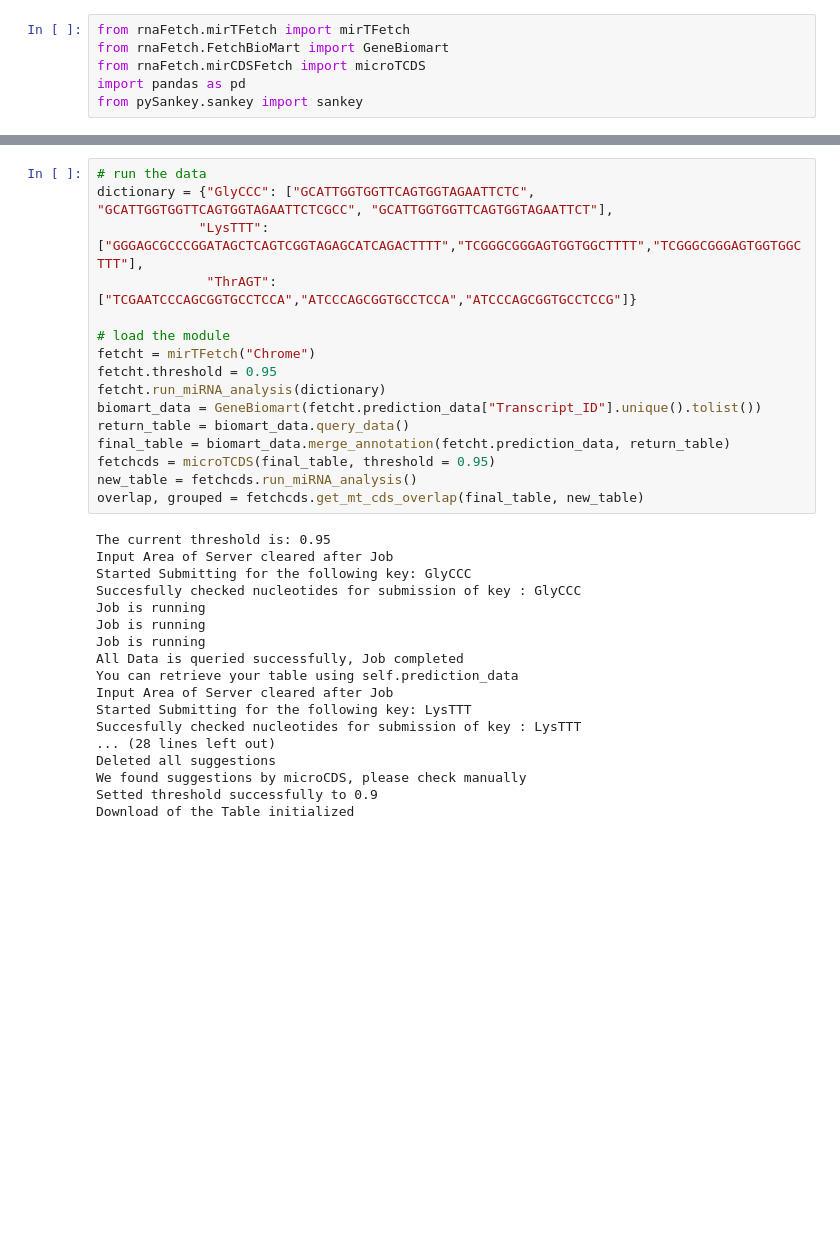
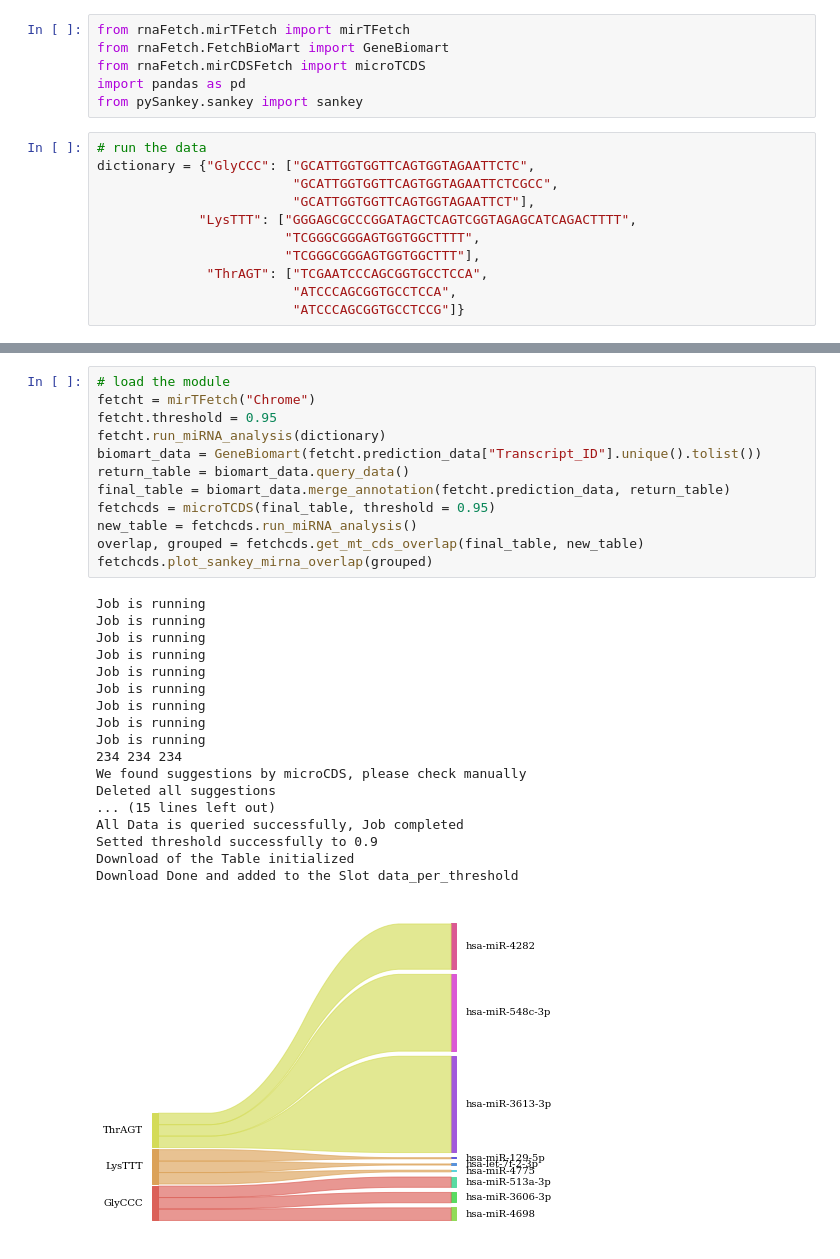
Before and after one commit to mouzkolit/miRFetch, a Jupyter notebook: trial_new_mitD_package.ipynb, the cells around one changed output, grey strips where cells are left out. Cells and saved outputs as stored; diff of their text form; blank space fills up the shorter version.

Commit message:
changed print to logs, implemeneted new groupby table in microtdds and implemented sankey graph

```diff
--- a/trial_new_mitD_package.ipynb
+++ b/trial_new_mitD_package.ipynb
@@ -4,3 +4,14 @@ from rnaFetch.FetchBioMart import GeneBiomart
 from rnaFetch.mirCDSFetch import microTCDS
 import pandas as pd
 from pySankey.sankey import sankey
+# %%
+# run the data
+dictionary = {"GlyCCC": ["GCATTGGTGGTTCAGTGGTAGAATTCTC",
+                         "GCATTGGTGGTTCAGTGGTAGAATTCTCGCC",
+                         "GCATTGGTGGTTCAGTGGTAGAATTCT"],
+             "LysTTT": ["GGGAGCGCCCGGATAGCTCAGTCGGTAGAGCATCAGACTTTT",
+                        "TCGGGCGGGAGTGGTGGCTTTT",
+                        "TCGGGCGGGAGTGGTGGCTTT"],
+              "ThrAGT": ["TCGAATCCCAGCGGTGCCTCCA",
+                         "ATCCCAGCGGTGCCTCCA",
+                         "ATCCCAGCGGTGCCTCCG"]}
@@ -7,34 +36,31 @@ from pySankey.sankey import sankey
 # %%
-# run the data
-dictionary = {"GlyCCC": ["GCATTGGTGGTTCAGTGGTAGAATTCTC", "GCATTGGTGGTTCAGTGGTAGAATTCTCGCC", "GCATTGGTGGTTCAGTGGTAGAATTCT"],
-             "LysTTT": ["GGGAGCGCCCGGATAGCTCAGTCGGTAGAGCATCAGACTTTT","TCGGGCGGGAGTGGTGGCTTTT","TCGGGCGGGAGTGGTGGCTTT"],
-              "ThrAGT": ["TCGAATCCCAGCGGTGCCTCCA","ATCCCAGCGGTGCCTCCA","ATCCCAGCGGTGCCTCCG"]}
-
 # load the module
 fetcht = mirTFetch("Chrome")
 fetcht.threshold = 0.95
 fetcht.run_miRNA_analysis(dictionary)
 biomart_data = GeneBiomart(fetcht.prediction_data["Transcript_ID"].unique().tolist())
 return_table = biomart_data.query_data()
 final_table = biomart_data.merge_annotation(fetcht.prediction_data, return_table)
 fetchcds = microTCDS(final_table, threshold = 0.95)
 new_table = fetchcds.run_miRNA_analysis()
 overlap, grouped = fetchcds.get_mt_cds_overlap(final_table, new_table)
+fetchcds.plot_sankey_mirna_overlap(grouped)
 # %% [output]
-The current threshold is: 0.95
-Input Area of Server cleared after Job
-Started Submitting for the following key: GlyCCC
-Succesfully checked nucleotides for submission of key : GlyCCC
 Job is running
 Job is running
 Job is running
+Job is running
+Job is running
+Job is running
+Job is running
+Job is running
+Job is running
+234 234 234
+We found suggestions by microCDS, please check manually
+Deleted all suggestions
+... (15 lines left out)
 All Data is queried successfully, Job completed
-You can retrieve your table using self.prediction_data
-Input Area of Server cleared after Job
-Started Submitting for the following key: LysTTT
-Succesfully checked nucleotides for submission of key : LysTTT
-... (28 lines left out)
-Deleted all suggestions
-We found suggestions by microCDS, please check manually
 Setted threshold successfully to 0.9
 Download of the Table initialized
+Download Done and added to the Slot data_per_threshold
+[figure, added]
```
Also changed, not shown: parts of 5 cells of this notebook, 6 other files.
